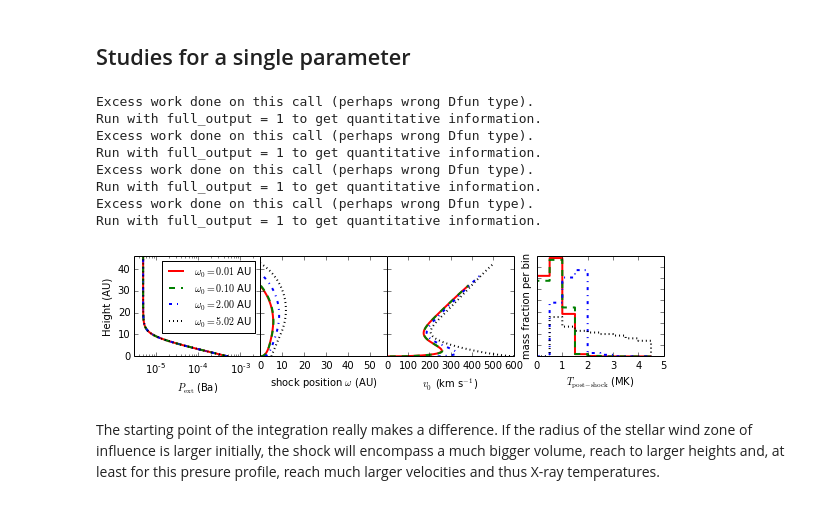
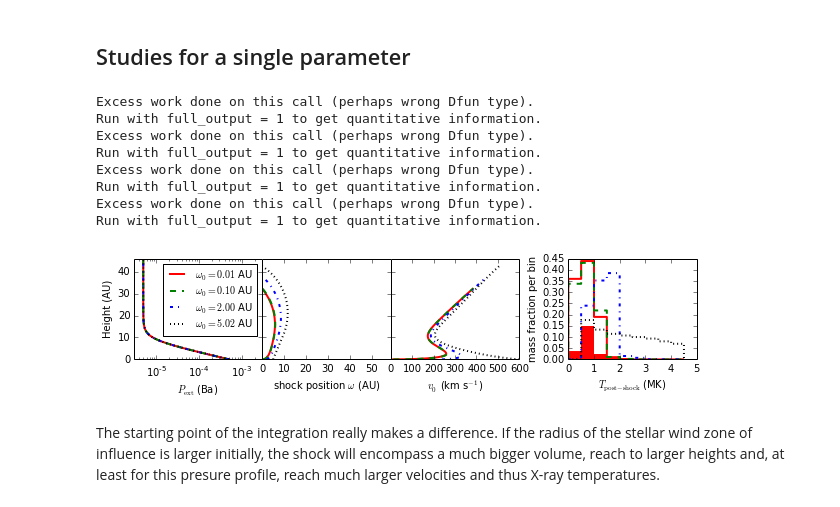
Before and after one commit to hamogu/RecollimationXrayCTTS, a Jupyter notebook: scripts/jet_recol_shocks.ipynb, the cells around one changed output. Saved outputs shown, nothing was run; the diff lists cells and outputs as text; code cells hidden in the pictures.

```diff
--- a/scripts/jet_recol_shocks.ipynb
+++ b/scripts/jet_recol_shocks.ipynb
@@ -71,7 +81,7 @@ class StellarWindShock(object):
         '''gives equilibrium solution at z=0
 
         Returns
-	    -------
+        -------
         d : float
             omega (in AU) for equilibrium solution at z=0
         '''
@@ -157,8 +167,13 @@ class StellarWindShock(object):
         delta_theta[:-1] = np.abs(np.diff(theta))
         return self.m_dot * np.sin(theta) * delta_theta
 
+    @property
+    def L_X(self):
+        '''X-ray luminosity in erg/s for each sep in z'''
+        return 0.5 * self.massflux * self.v_shock**2*xrayfrac(self.v_shock/1e5)
+
     @staticmethod
-    def setup_plot(figsize=(8,2)):
+    def setup_plot(figsize=(8.5,2)):
         '''set up 4 panels to plot the most interesting parameters of an ODE solution
 
         Returns
@@ -167,11 +182,11 @@ class StellarWindShock(object):
         axes: list of for axis instances
         '''
         fig = plt.figure(figsize=figsize)
-        ax1 = fig.add_axes([.06,.24,.22,.7])
-        ax2 = fig.add_axes([.28,.24,.22,.7], sharey = ax1)
-        ax3 = fig.add_axes([.5,.24,.22,.7], sharey = ax1)
-        ax4 = fig.add_axes([.76,.24,.22,.7])
-        plt.setp([a.get_yticklabels() for a in fig.axes[1:]], visible=False)
+        ax1 = fig.add_axes([.06,.24,.21,.7])
+        ax2 = fig.add_axes([.27,.24,.21,.7], sharey = ax1)
+        ax3 = fig.add_axes([.48,.24,.21,.7], sharey = ax1)
+        ax4 = fig.add_axes([.77,.24,.21,.7])
+        plt.setp([a.get_yticklabels() for a in fig.axes[1:-1]], visible=False)
 
         #ax1.set_title('External presure')
         ax1.set_ylabel('Height (AU)')
@@ -190,16 +205,18 @@ class StellarWindShock(object):
 
         return fig, [ax1, ax2, ax3, ax4]
 
-    def plot_params(self, axes, bins=10, **kwargs):
+    def plot_params(self, axes, bins=np.arange(0,10.,1.), **kwargs):
         '''plot P_ext, position, v_shock and a T_posthock histrogram in 4 panels
 
         Parameters
         ----------
         axes : list of four axis instances
         bins : see plt.hist()
+               To compare different histograms correctly, make sure to set the same bin
+               boundaries for all of them.
 
         Additional parameters will be passed to ``plt.plot`` and ``plt.hist``.
-        Use this for simple coutomization of plots (e.g. colors).
+        Use this for simple customization of plots (e.g. colors).
         '''
         axes[0].plot(self.p_ext(z), z, **kwargs)
         axes[1].plot(self.res, self.z, **kwargs)
@@ -208,7 +225,7 @@ class StellarWindShock(object):
                      histtype='step', bins=bins, **kwargs)
 
     def plot(self):
-        '''plot P_ext, position, v_shock and a T_posthock histrogram in 4 panels'''
+        '''plot P_ext, position, v_shock and a T_postshock histogram in 4 panels'''
         fig, axes = self.setup_plot()
         self.plot_params(axes)
         axes[1].plot(np.sqrt(self.R0(self.z)**2-self.z**2), self.z,
@@ -428,35 +445,39 @@ omega_fiducial = 0.01
 # %%
 ode = StellarWindShock(p_fiducial, v_fiducial, mdot_fiducial)
 z = np.arange(0,50., .01)
 
 fig, axes = StellarWindShock.setup_plot()
 
-for omega0,c,l in zip([omega_fiducial, 0.1,2, ode.start()], 'rgbk',
-                      ['solid', 'dashed', 'dashdot', 'dotted'] ):
+for i, (omega0,c,l) in enumerate(zip([omega_fiducial, 0.1,2, ode.start()], 'rgbk',
+                                     ['solid', 'dashed', 'dashdot', 'dotted'] )):
     ode = StellarWindShock(p_fiducial, v_fiducial, mdot_fiducial)
     ode.solve(omega0, z)
     ode.plot_params(axes, label='$\\omega_0={0:5.2f}$ AU'.format(omega0),
                     bins=np.arange(0,4.51,.5), color=c, linestyle=l, linewidth=2)
+    if i==0:
+        ind = ode.z > 5
+        axes[-1].hist(ode.T_postshock[ind]/1e6, weights=ode.massflux[ind]/ode.massflux.sum(),
+                      bins=np.arange(0,4.51,.5), color=c, linewidth=0)
 
 axes[3].set_ylim([0, None])
 axes[3].set_xlim([0, 5])
-axes[0].legend(fontsize='medium', labelspacing=.2)
+axes[0].legend(prop={'size': 'medium'}, labelspacing=.2)
 axes[0].set_ylim([0,46])
 axes[0].set_xlim([3e-6,3e-3])
 set_aspect_equal(axes[1])
 
-fig.savefig(plotdir + 'omega_0/omega_0.png')
+fig.savefig(plotdir + 'omega_0/omega_0.png', dpi=600)
 fig.savefig(plotdir + 'omega_0/omega_0.eps')
 # %% [output]
 Excess work done on this call (perhaps wrong Dfun type).
 Run with full_output = 1 to get quantitative information.
 Excess work done on this call (perhaps wrong Dfun type).
 Run with full_output = 1 to get quantitative information.
 Excess work done on this call (perhaps wrong Dfun type).
 Run with full_output = 1 to get quantitative information.
 Excess work done on this call (perhaps wrong Dfun type).
 Run with full_output = 1 to get quantitative information.
-[figure, old version]
+[figure, new version]
 # %% [markdown]
 The starting point of the integration really makes a difference. If the radius of the stellar wind zone of influence is larger initially, the shock will encompass a much bigger volume, reach to larger heights and, at least for this presure profile, reach much larger velocities and thus X-ray temperatures.
 # %%
```
Also changed, not shown: parts of 25 cells of this notebook.
